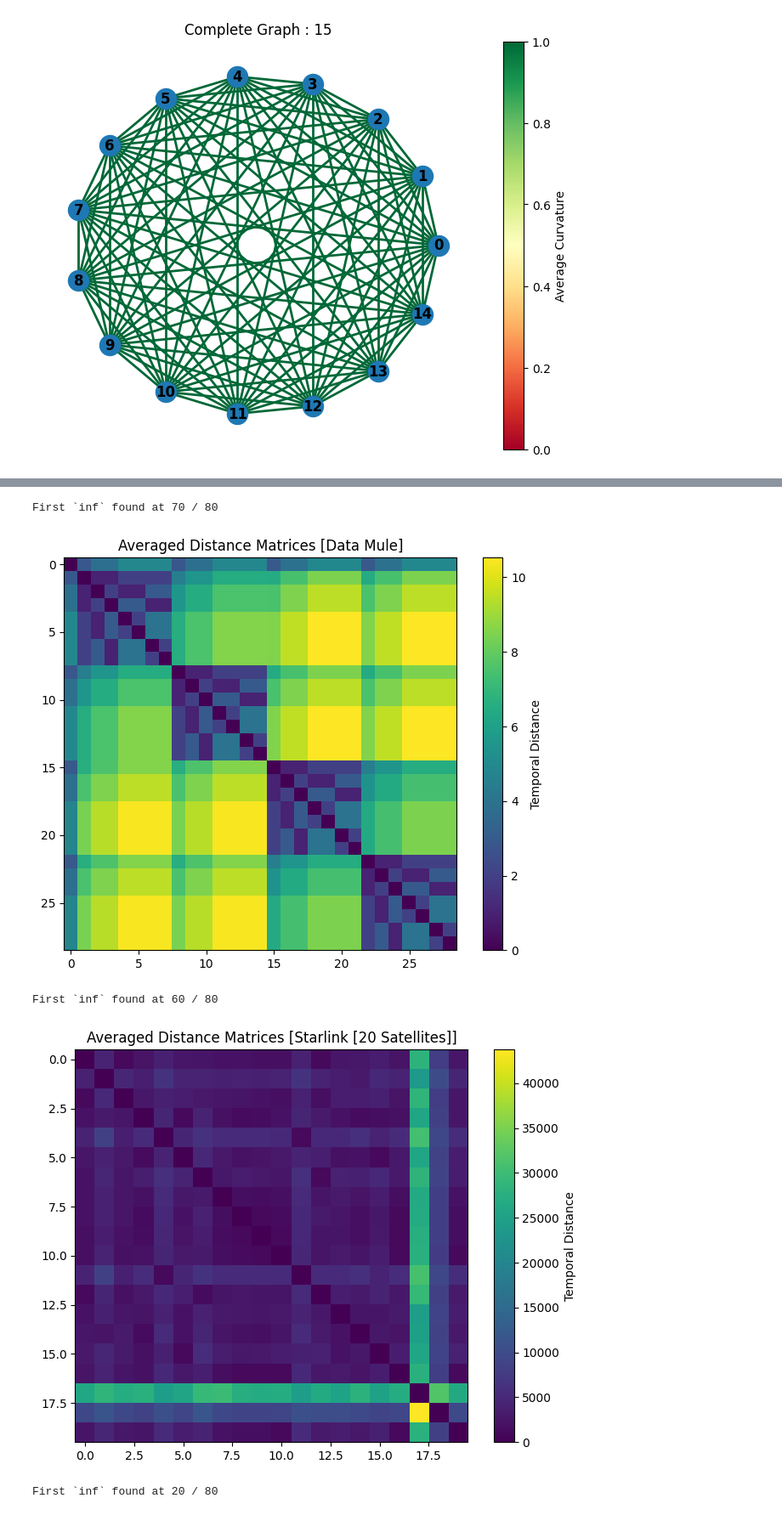
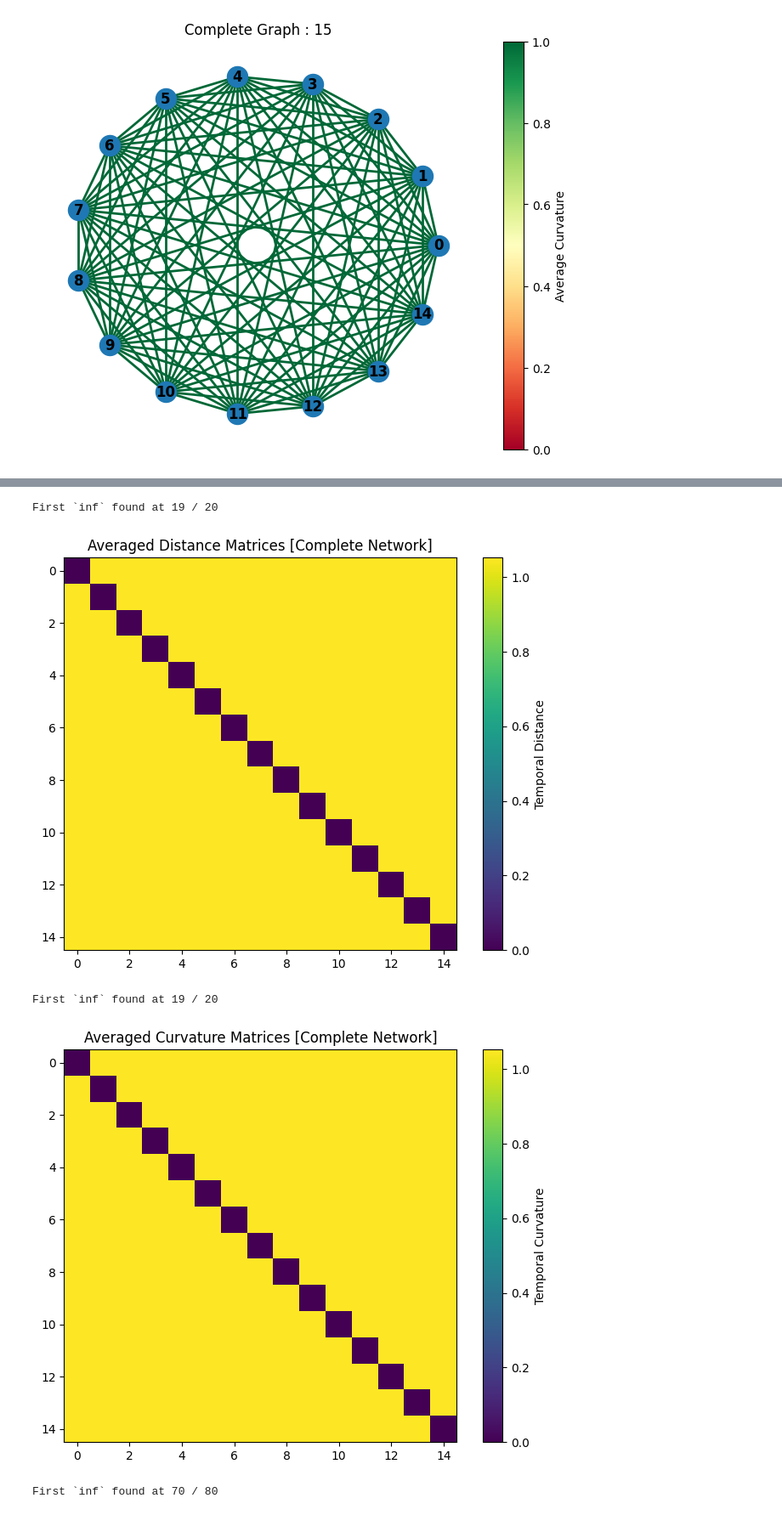
Before and after one commit to robertcardona/curvature, a Jupyter notebook: notebooks/Curvature.ipynb, the cells around one changed output, grey strips where cells are left out. Shown at 85% size. Saved outputs shown, nothing was run; the diff lists cells and outputs as text; code cells hidden in the pictures.

Commit message:
Add curvature heat maps

```diff
--- a/notebooks/Curvature.ipynb
+++ b/notebooks/Curvature.ipynb
@@ -16,6 +16,7 @@ import soap_parser.report_parser as rp
 import networkx as nx
 
 # TODO : fix random seed
+K = 1
 # %% [markdown]
 ### Scenario A : Data Mule
 # %%
@@ -220,10 +259,28 @@ Truncation T = 20 / 80
 # %%
 start, end = 0, 20
 
+r_cg = 1
 network_cg = build_cycle_tvg(n := 15, start = start, end = end)
+distance_matrices_cg = network_cg.calculate_distances(r = r_cg)
+sample_times_cg = np.arange(start, end, r_cg).tolist()
+curvature_matrices_cg = calculate_curvature_matrices(
+    distance_matrices = distance_matrices_cg,
+    kernels = radius_1_uniform_kernel(network_cg, sample_times_cg),
+    K = K,
+    r = r_cg
+)
 draw_summary_graph(network_cg, title = f"Cycle Graph : {n}")
 
+r_kg = 1
 network_kg = build_complete_tvg(n := 15, start = start, end = end)
+distance_matrices_kg = network_kg.calculate_distances(r = r_kg)
+sample_times_kg = np.arange(start, end, r_kg).tolist()
+curvature_matrices_kg = calculate_curvature_matrices(
+    distance_matrices = distance_matrices_kg,
+    kernels = radius_1_uniform_kernel(network_kg, sample_times_kg),
+    K = K,
+    r = r_kg
+)
 draw_summary_graph(network_kg, title = f"Complete Graph : {n}")
 # %% [output]
 Truncation T = 14 / 20
@@ -256,31 +313,44 @@ def plot_heatmaps(
     plt.show()
 
     return None
+
 plot_averaged_tdm = lambda dms, label: plot_heatmaps(
     dms,
     title_label = f"Averaged Distance Matrices [{label}]",
     colorbar_label = "Temporal Distance"
 )
+plot_averaged_tcm = lambda dcs, label: plot_heatmaps(
+    dcs,
+    title_label = f"Averaged Curvature Matrices [{label}]",
+    colorbar_label = "Temporal Curvature"
+)
 
 # cycle graph
-distance_matrices_cg = network_cg.calculate_distances(r = 1)
+# distance_matrices_cg = network_cg.calculate_distances(r = 1)
 plot_averaged_tdm(distance_matrices_cg, "Cycle Network")
-
+plot_averaged_tcm(curvature_matrices_cg, "Cycle Network")
 # complete graph
-distance_matrices_kg = network_kg.calculate_distances(r = 1)
+# distance_matrices_kg = network_kg.calculate_distances(r = 1)
 plot_averaged_tdm(distance_matrices_kg, "Complete Network")
+plot_averaged_tcm(curvature_matrices_kg, "Complete Network")
 
 # scenario a
-distance_matrices_a = network_a.calculate_distances(r = 1)
+# distance_matrices_a = network_a.calculate_distances(r = 1)
 plot_averaged_tdm(distance_matrices_a, scenario_a)
+plot_averaged_tcm(curvature_matrices_a, scenario_a)
 
 # scenario b
-distance_matrices_b = network_b.calculate_distances(r = 1080)
+# distance_matrices_b = network_b.calculate_distances(r = 1080)
 plot_averaged_tdm(distance_matrices_b, scenario_b)
+plot_averaged_tcm(curvature_matrices_b, scenario_b)
 
 # scenario c
-distance_matrices_c = network_c.calculate_distances(r = 1080)
+# distance_matrices_c = network_c.calculate_distances(r = 1080)
 plot_averaged_tdm(distance_matrices_c, scenario_c)
+plot_averaged_tcm(curvature_matrices_c, scenario_c)
+
+for m in curvature_matrices_c:
+    print(f"{m[14][9] = }")
 # %% [output]
 First `inf` found at 14 / 20
 [figure]
@@ -289,5 +359,5 @@ First `inf` found at 19 / 20
-First `inf` found at 70 / 80
+First `inf` found at 19 / 20
-[figure, old version]
+[figure, new version]
-First `inf` found at 60 / 80
+First `inf` found at 19 / 20
-[figure, old version]
+[figure, new version]
-First `inf` found at 20 / 80
+First `inf` found at 70 / 80
```
Also changed, not shown: parts of 6 cells of this notebook.
